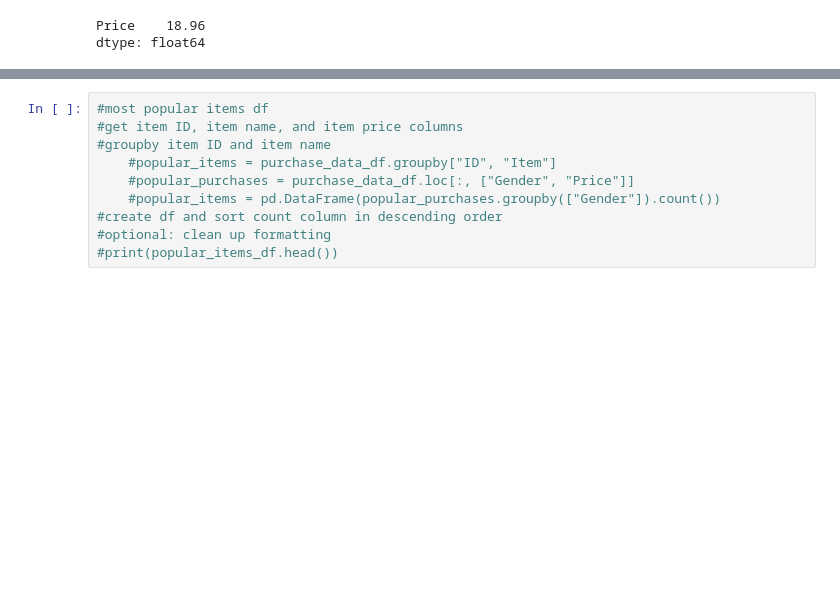
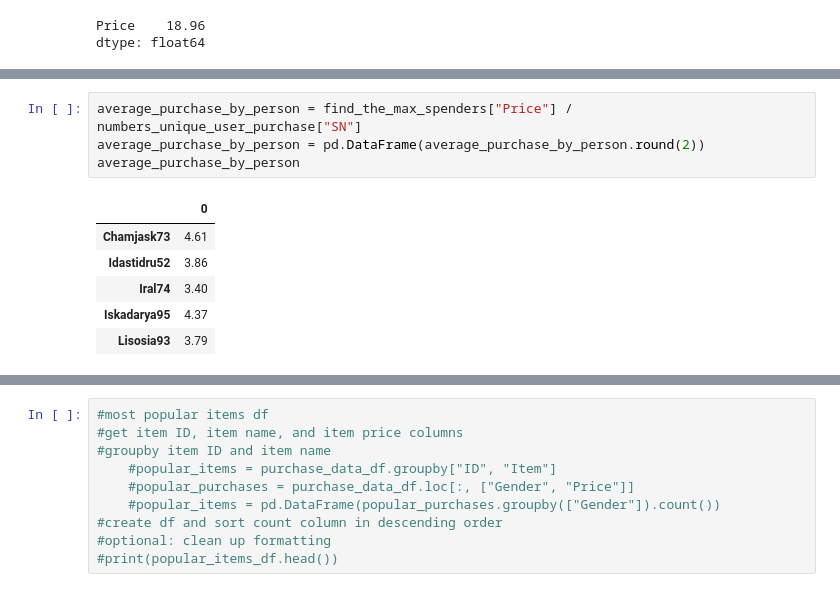
Before and after one commit to efennie/pandas-challenge, a Jupyter notebook: HeroesOfPymoli/main.ipynb, the cells around one changed output, grey strips where cells are left out. Cells and saved outputs as stored; diff of their text form; blank space fills up the shorter version.

```diff
--- a/HeroesOfPymoli/main.ipynb
+++ b/HeroesOfPymoli/main.ipynb
@@ -487,0 +464,11 @@ Zontibe81       8.03
+# %%
+average_purchase_by_person = find_the_max_spenders["Price"] / numbers_unique_user_purchase["SN"]
+average_purchase_by_person = pd.DataFrame(average_purchase_by_person.round(2))
+average_purchase_by_person
+# %% [output]
+|  | 0 |
+| Chamjask73 | 4.61 |
+| Idastidru52 | 3.86 |
+| Iral74 | 3.40 |
+| Iskadarya95 | 4.37 |
+| Lisosia93 | 3.79 |
```
Also changed, not shown: parts of 10 cells of this notebook.
